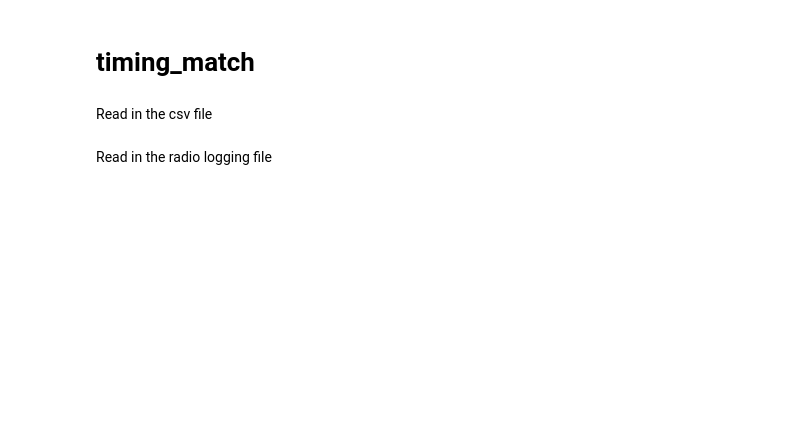
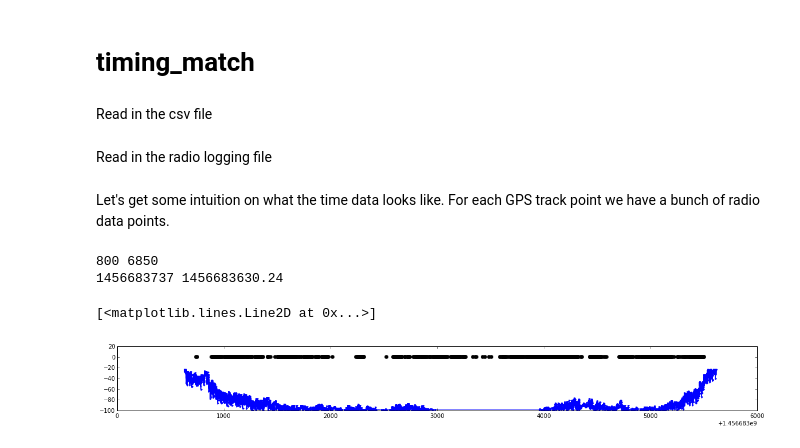
Before and after one commit to p-v-o-s/rssi-map, a Jupyter notebook: timing_match.ipynb, the cells around one changed output. Cells and saved outputs as stored; diff of their text form; code cells hidden in the pictures; blank space fills up the shorter version.

```diff
--- a/timing_match.ipynb
+++ b/timing_match.ipynb
@@ -7,11 +9,17 @@ import numpy as np
 # %% [markdown]
 Read in the csv file
 # %%
-fname = './data/DHO_cwv.gpx' #original gpx file
-base, ext = os.path.splitext(fname)
-read_filename="%s.csv" % base
-gps=pd.read_table(read_filename, header=0,sep=',',names=['time','lat','lon','ele','x:speed']);
+fname = './data/DHO_cwv.csv' #this file is created by running gpx_to_csv.ipynb
+gps_track = pd.read_table(fname,
+                          header = 0,
+                          sep    = ',',
+                          names  = ['time','lat','lon','ele','x:speed']
+                         );
 # %% [markdown]
 Read in the radio logging file
 # %%
-q=pd.read_table('./data/log_1.csv', header=0,sep=',',names=['t','tm','s']);
+radio_log = pd.read_table('./data/log_1.csv',
+                          header = 0,
+                          sep    = ',',
+                          names  = ['t','tm','s']
+                         );
@@ -71,0 +26,13 @@ outfile.close()
+# %% [markdown]
+Let's get some intuition on what the time data looks like. For each GPS track point we have a bunch of radio data points.
+# %%
+print(len(gps_track.time),len(radio_log.t))  #the time arrays have different lengths
+print(gps_track.time[0],radio_log.t[0])
+fig = plt.figure(figsize=(20,2))
+plt.plot(radio_log.t, radio_log.s,'b.-')
+plt.plot(gps_track.time, np.ones_like(gps_track.time),'ko')
+# %% [output]
+800 6850
+1456683737 1456683630.24
+[<matplotlib.lines.Line2D at 0x...>]
+[figure, added]
```
Also changed, not shown: parts of 10 cells of this notebook.
